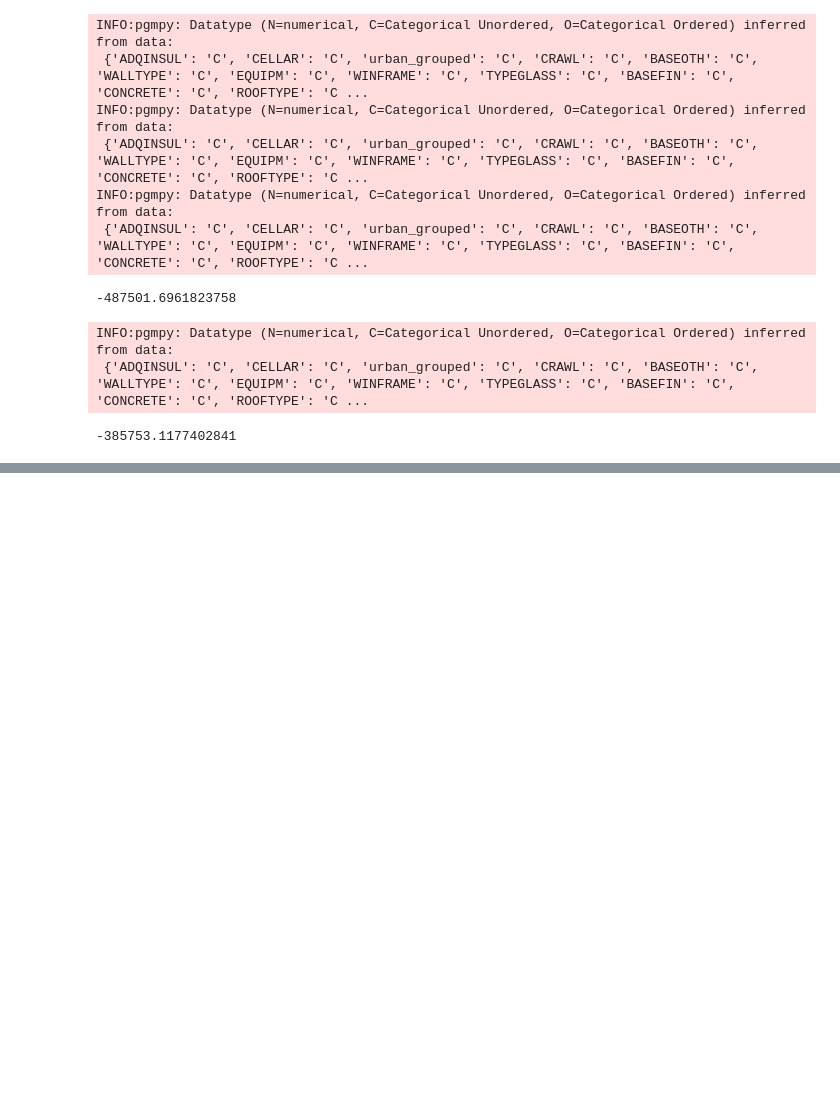
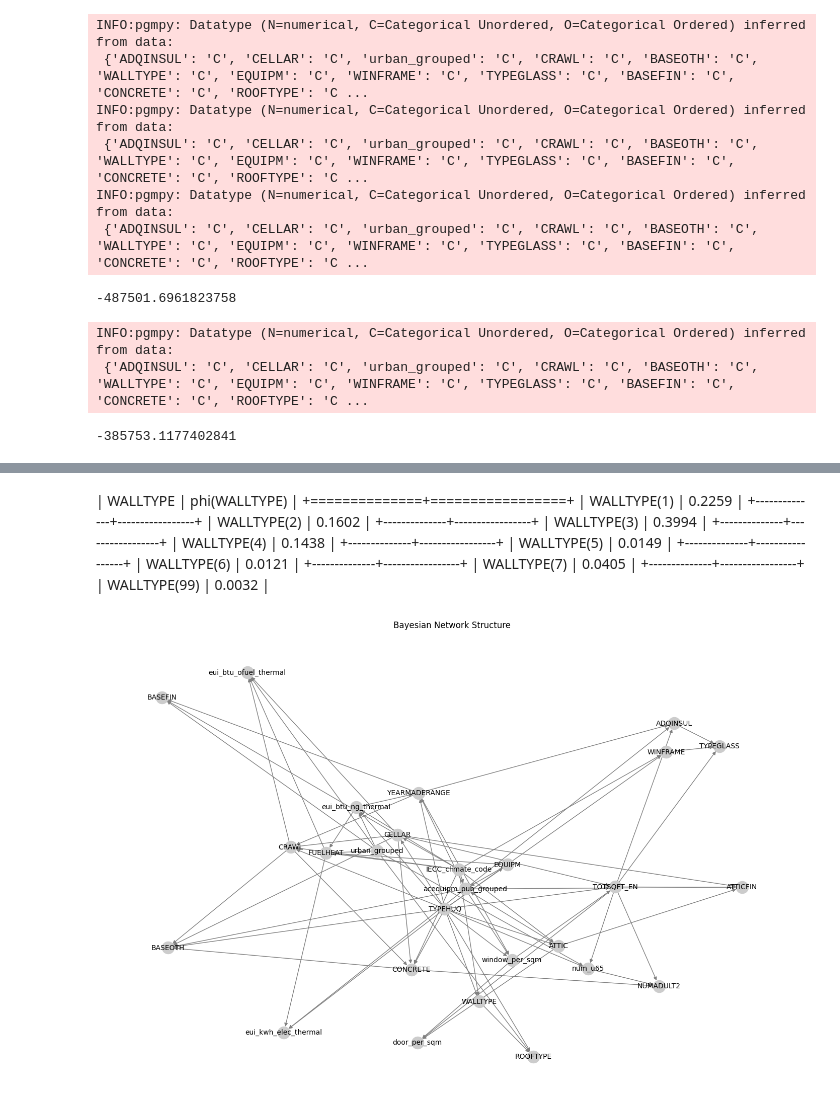
Before and after one commit to Chengxuan-Li/USBuildingArchetypes, a Jupyter notebook: workflow/clustering/250604_bayesian_network.ipynb, the cells around one changed output, grey strips where cells are left out. Cells and saved outputs as stored; diff of their text form; code cells hidden in the pictures; blank space fills up the shorter version.

Commit message:
Bayesian network update with weight

```diff
--- a/workflow/clustering/250604_bayesian_network.ipynb
+++ b/workflow/clustering/250604_bayesian_network.ipynb
@@ -298,0 +306,5 @@ INFO:pgmpy: Datatype (N=numerical, C=Categorical Unordered, O=Categorical Ordere
+# %%
+copied = []
+for i, r in df_computed.iloc[:].iterrows():
+    copied += [r for _ in range(int(np.round(r['NWEIGHT'] / 1000)))]
+expanded = pd.DataFrame(copied)
@@ -298,0 +397,50 @@ INFO:pgmpy: Datatype (N=numerical, C=Categorical Unordered, O=Categorical Ordere
+# %% [markdown]
+| WALLTYPE     |   phi(WALLTYPE) |
++==============+=================+
+| WALLTYPE(1)  |          0.2259 |
++--------------+-----------------+
+| WALLTYPE(2)  |          0.1602 |
++--------------+-----------------+
+| WALLTYPE(3)  |          0.3994 |
++--------------+-----------------+
+| WALLTYPE(4)  |          0.1438 |
++--------------+-----------------+
+| WALLTYPE(5)  |          0.0149 |
++--------------+-----------------+
+| WALLTYPE(6)  |          0.0121 |
++--------------+-----------------+
+| WALLTYPE(7)  |          0.0405 |
++--------------+-----------------+
+| WALLTYPE(99) |          0.0032 |
+# %%
+import matplotlib.pyplot as plt
+import networkx as nx
+
+# Extract edges from bn_model
+edges = bn_model.edges()
+
+# Create the directed graph
+G = nx.DiGraph()
+G.add_edges_from(edges)
+
+# Set up the figure and axis
+fig, ax = plt.subplots(figsize=(18, 12))
+
+# Generate layout
+pos = nx.spring_layout(G, k=0.3, iterations=50, seed=42)
+
+# Draw with explicit axis
+nx.draw(
+    G, pos, ax=ax,
+    with_labels=True,
+    node_size=300,
+    node_color='#cccccc',
+    font_size=10,
+    #font_weight='bold',
+    edge_color='gray'
+)
+
+ax.set_title("Bayesian Network Structure")
+plt.show()
+# %% [output]
+[figure, added]
```
Also changed, not shown: parts of 5 cells of this notebook.
